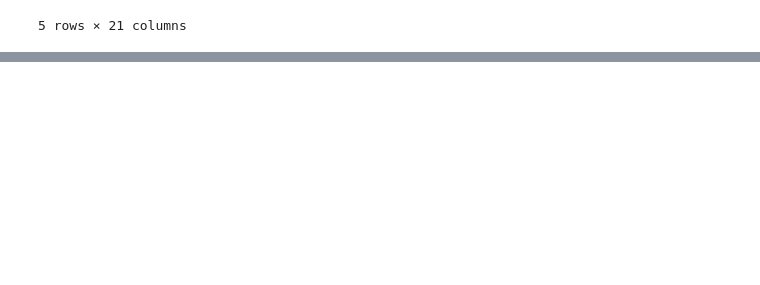
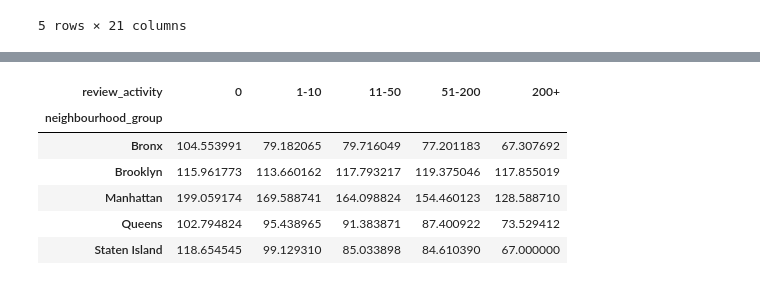
Before and after one commit to shwetayadav16/Python, a Jupyter notebook: Projects/Airbnb/solution2.ipynb, the cells around one changed output, grey strips where cells are left out. Cells and saved outputs as stored; diff of their text form; code cells hidden in the pictures; blank space fills up the shorter version.

```diff
--- a/Projects/Airbnb/solution2.ipynb
+++ b/Projects/Airbnb/solution2.ipynb
@@ -107,0 +226,17 @@ df.head()
+# %%
+# 7.3 Review Activity + Location → Price
+pivot_reviews=df.pivot_table(
+    values="price",
+    index="neighbourhood_group",
+    columns="review_activity",
+    aggfunc="mean"
+)
+pivot_reviews
+# %% [output]
+| review_activity | 0 | 1-10 | 11-50 | 51-200 | 200+ |
+| neighbourhood_group |  |  |  |  |  |
+| Bronx | 104.553991 | 79.182065 | 79.716049 | 77.201183 | 67.307692 |
+| Brooklyn | 115.961773 | 113.660162 | 117.793217 | 119.375046 | 117.855019 |
+| Manhattan | 199.059174 | 169.588741 | 164.098824 | 154.460123 | 128.588710 |
+| Queens | 102.794824 | 95.438965 | 91.383871 | 87.400922 | 73.529412 |
+| Staten Island | 118.654545 | 99.129310 | 85.033898 | 84.610390 | 67.000000 |
```
Also changed, not shown: parts of 11 cells of this notebook, 3 other files.
